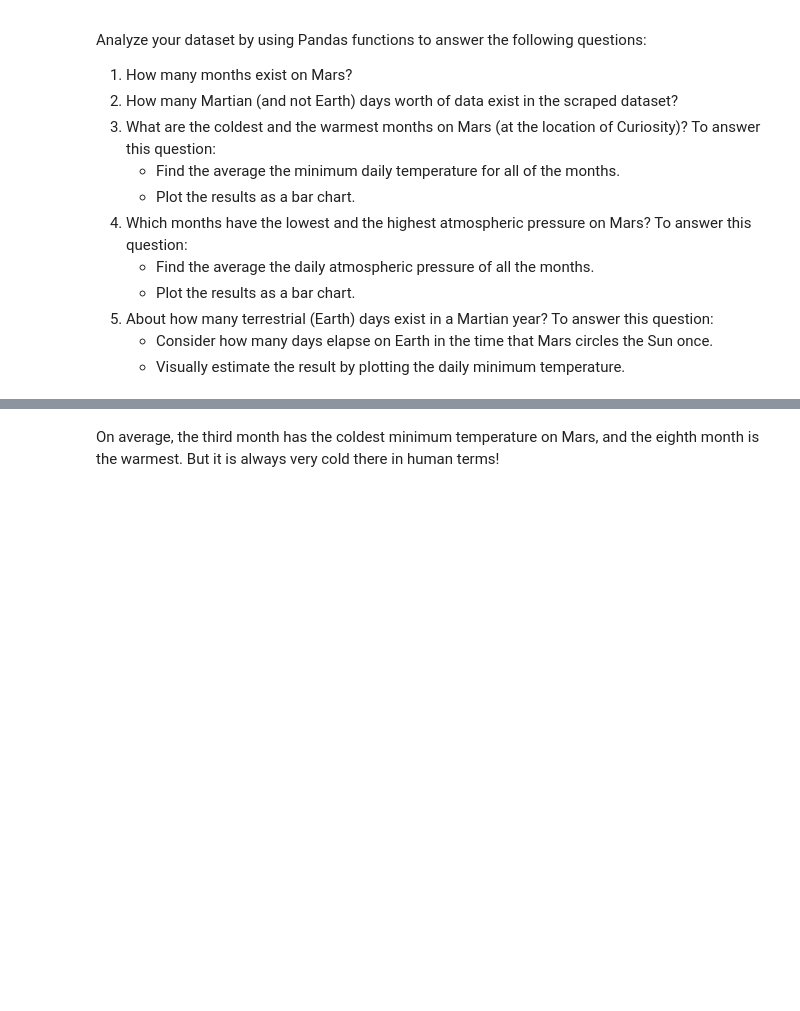
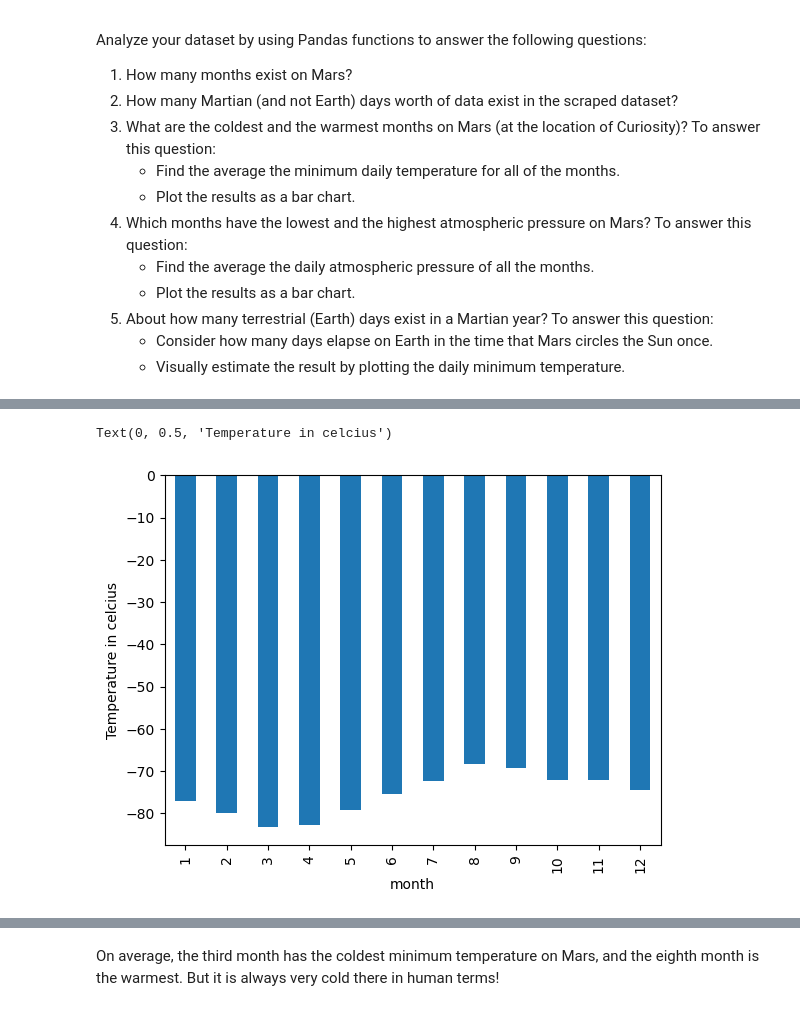
Before and after one commit to hasanhaider2468/html-challenge, a Jupyter notebook: part_2_mars_weather.ipynb, the cells around one changed output, grey strips where cells are left out. Cells and saved outputs as stored; diff of their text form; code cells hidden in the pictures; blank space fills up the shorter version.

```diff
--- a/part_2_mars_weather.ipynb
+++ b/part_2_mars_weather.ipynb
@@ -121,2 +127,6 @@ dtype: object
+# %%
+# Change data types for data analysis
+df2 = df1.astype({'sol': 'int64','ls': 'int64',"month":"int64","min_temp": "float64",'pressure': 'float64', "terrestrial_date":"datetime64[ns]"})
+#df1['terrestrial_date'] = pd.to_datetime(df1['terrestrial_date'])
 # %%
 # Confirm type changes were successful by examining data types again
@@ -144,2 +181,3 @@ Analyze your dataset by using Pandas functions to answer the following questions
 # %%
 # 3. What is the average low temperature by month?
+averages = df2.groupby("month").mean()["min_temp"]
@@ -146,4 +201,9 @@ Analyze your dataset by using Pandas functions to answer the following questions
 # %%
 # Plot the average temperature by month
+averages.plot(kind = "bar")
+plt.ylabel("Temperature in celcius")
+# %% [output]
+Text(0, 0.5, 'Temperature in celcius')
+[figure, added]
 # %%
 # Identify the coldest and hottest months in Curiosity's location
```
Also changed, not shown: parts of 13 cells of this notebook, 1 other file.
